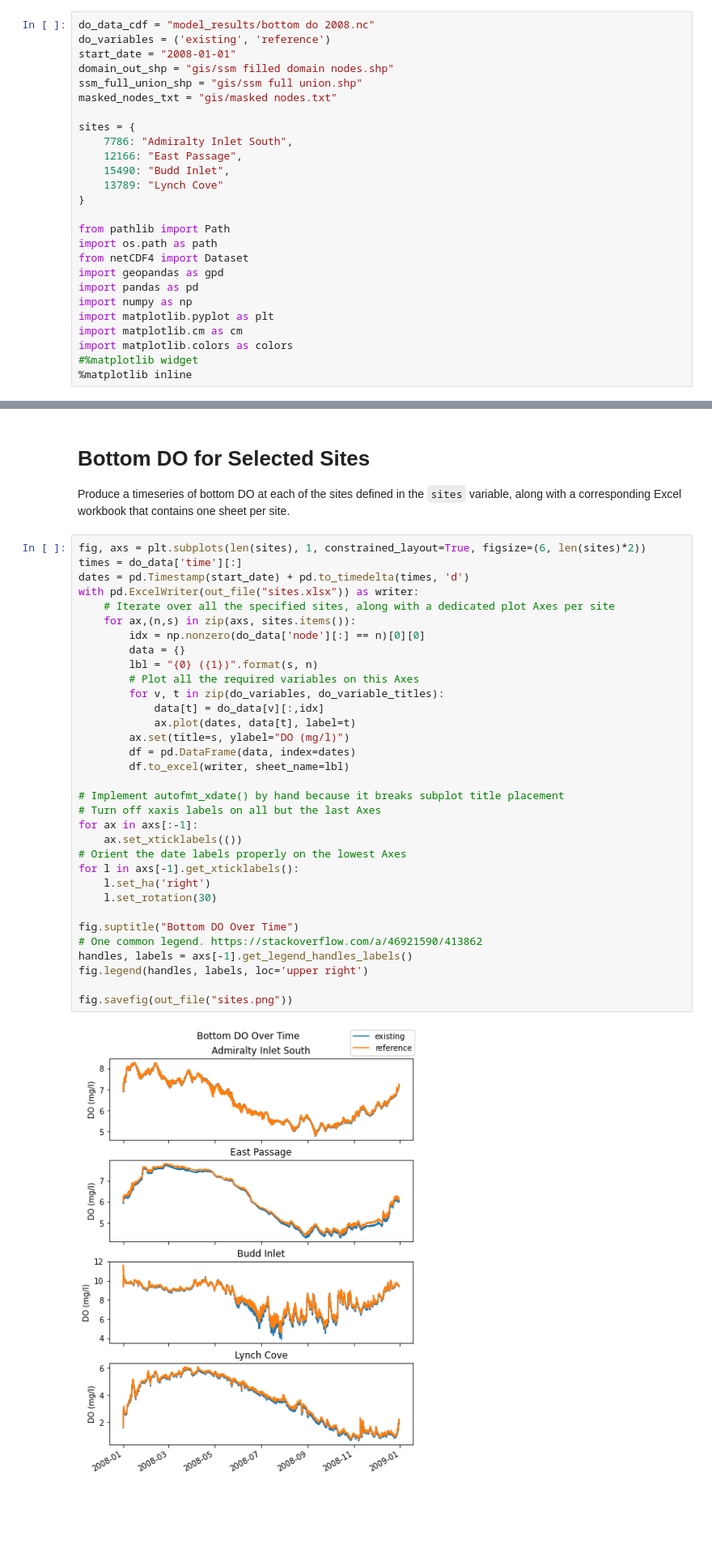
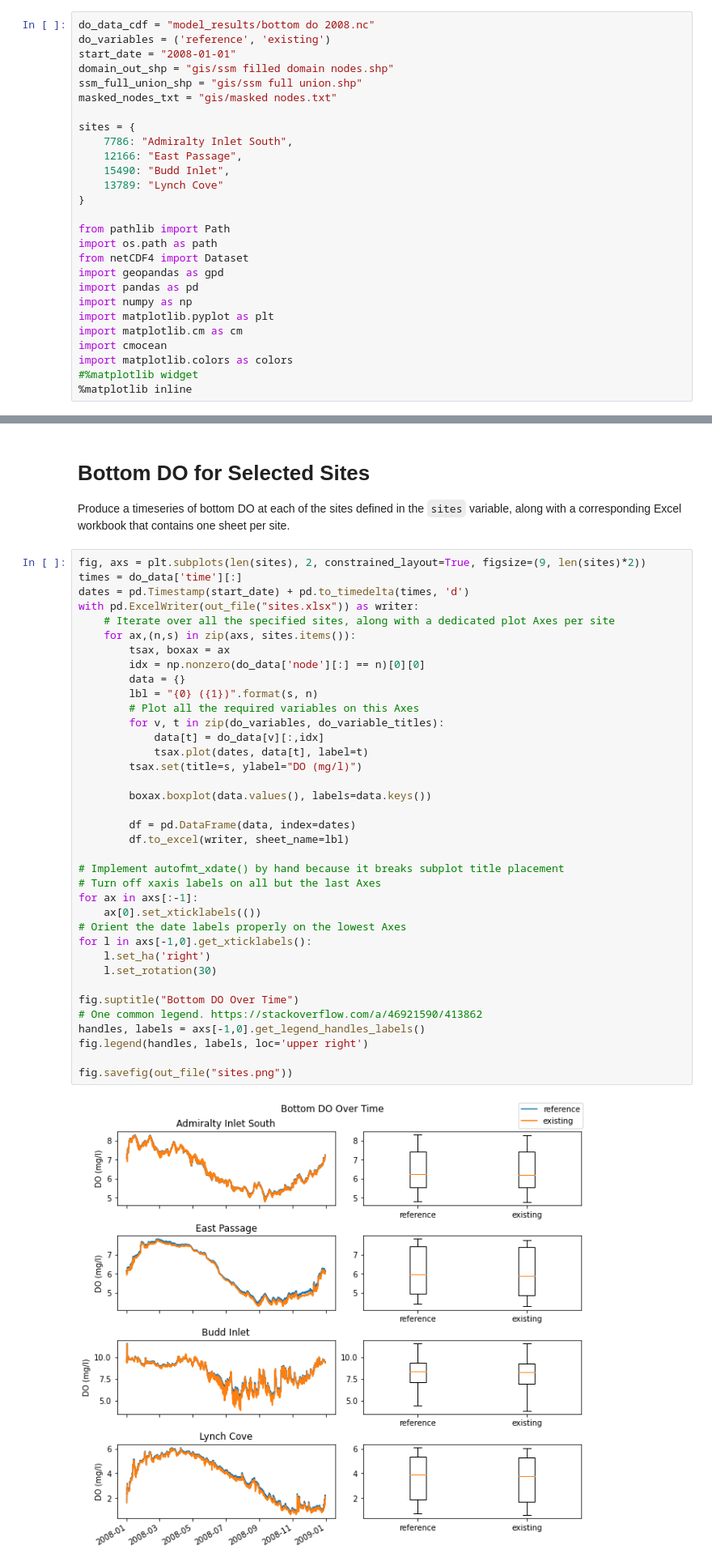
Before and after one commit to bedaro/ssm-analysis, a Jupyter notebook: Bottom DO.ipynb, the cells around one changed output, grey strips where cells are left out. Shown at 81% size. Drawn from its saved outputs; the diff is of its cells as text; blank space fills up the shorter version.

```diff
--- a/Bottom DO.ipynb
+++ b/Bottom DO.ipynb
@@ -13,7 +13,7 @@ A simple notebook to generate dissolved oxygen plots for the bottom layer, eithe
 * `sites`: A dict of node numbers and corresponding labels for locations that get dedicated timeseries plots of bottom DO.
 # %%
 do_data_cdf = "model_results/bottom do 2008.nc"
-do_variables = ('existing', 'reference')
+do_variables = ('reference', 'existing')
 start_date = "2008-01-01"
 domain_out_shp = "gis/ssm filled domain nodes.shp"
 ssm_full_union_shp = "gis/ssm full union.shp"
@@ -34,6 +34,7 @@ import pandas as pd
 import numpy as np
 import matplotlib.pyplot as plt
 import matplotlib.cm as cm
+import cmocean
 import matplotlib.colors as colors
 #%matplotlib widget
 %matplotlib inline
@@ -140,40 +141,44 @@ full_union.head()
 
 Produce a timeseries of bottom DO at each of the sites defined in the `sites` variable, along with a corresponding Excel workbook that contains one sheet per site.
 # %%
-fig, axs = plt.subplots(len(sites), 1, constrained_layout=True, figsize=(6, len(sites)*2))
+fig, axs = plt.subplots(len(sites), 2, constrained_layout=True, figsize=(9, len(sites)*2))
 times = do_data['time'][:]
 dates = pd.Timestamp(start_date) + pd.to_timedelta(times, 'd')
 with pd.ExcelWriter(out_file("sites.xlsx")) as writer:
     # Iterate over all the specified sites, along with a dedicated plot Axes per site
     for ax,(n,s) in zip(axs, sites.items()):
+        tsax, boxax = ax
         idx = np.nonzero(do_data['node'][:] == n)[0][0]
         data = {}
         lbl = "{0} ({1})".format(s, n)
         # Plot all the required variables on this Axes
         for v, t in zip(do_variables, do_variable_titles):
             data[t] = do_data[v][:,idx]
-            ax.plot(dates, data[t], label=t)
-        ax.set(title=s, ylabel="DO (mg/l)")
+            tsax.plot(dates, data[t], label=t)
+        tsax.set(title=s, ylabel="DO (mg/l)")
+
+        boxax.boxplot(data.values(), labels=data.keys())
+
         df = pd.DataFrame(data, index=dates)
         df.to_excel(writer, sheet_name=lbl)
 
 # Implement autofmt_xdate() by hand because it breaks subplot title placement
 # Turn off xaxis labels on all but the last Axes
 for ax in axs[:-1]:
-    ax.set_xticklabels(())
+    ax[0].set_xticklabels(())
 # Orient the date labels properly on the lowest Axes
-for l in axs[-1].get_xticklabels():
+for l in axs[-1,0].get_xticklabels():
     l.set_ha('right')
     l.set_rotation(30)
 
 fig.suptitle("Bottom DO Over Time")
 # One common legend. https://stackoverflow.com/a/46921590/413862
-handles, labels = axs[-1].get_legend_handles_labels()
+handles, labels = axs[-1,0].get_legend_handles_labels()
 fig.legend(handles, labels, loc='upper right')
 
 fig.savefig(out_file("sites.png"))
 # %% [output]
-[figure, old version]
+[figure, new version]
 # %% [markdown]
 ## Hypoxia
 
```
Also changed, not shown: parts of 8 cells of this notebook, 2 other files.
